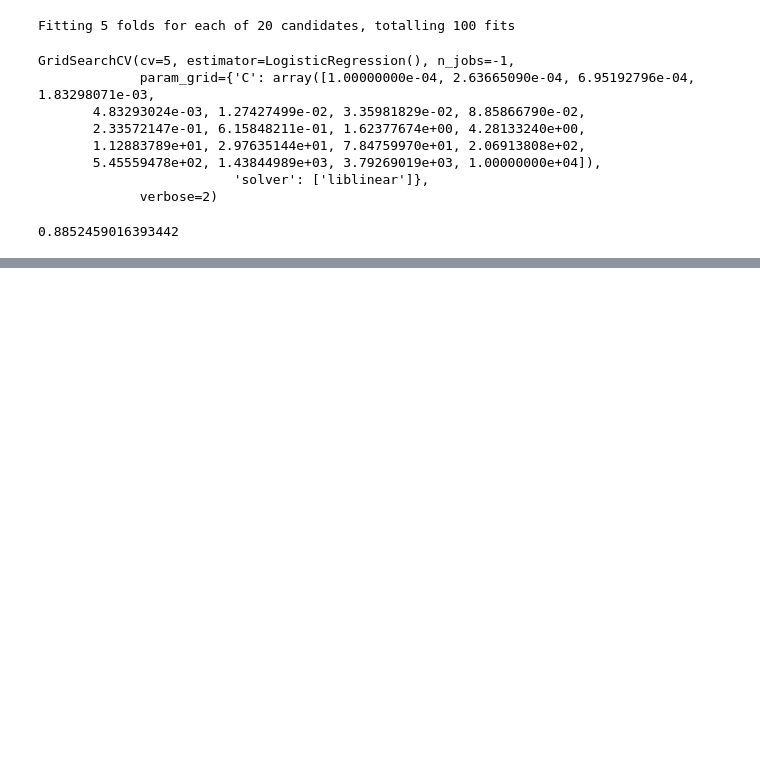
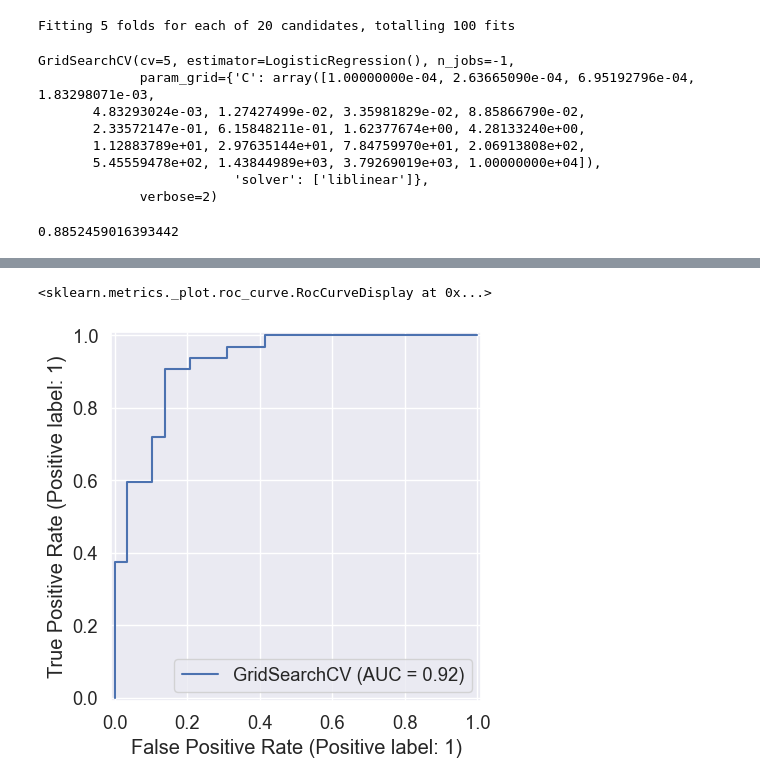
Before and after one commit to EZENWERE/ML-PROJECTS, a Jupyter notebook: Sklearn3.0.ipynb, the cells around one changed output, grey strips where cells are left out. Saved outputs shown, nothing was run; the diff lists cells and outputs as text; code cells hidden in the pictures; blank space fills up the shorter version.

```diff
--- a/Sklearn3.0.ipynb
+++ b/Sklearn3.0.ipynb
@@ -715,0 +755,5 @@ gs_log_reg.score(x_test, y_test) # done very well
+# %%
+RocCurveDisplay.from_estimator(gs_log_reg, x_test, y_test)
+# %% [output]
+<sklearn.metrics._plot.roc_curve.RocCurveDisplay at 0x...>
+[figure, added]
```
Also changed, not shown: parts of 22 cells of this notebook.
